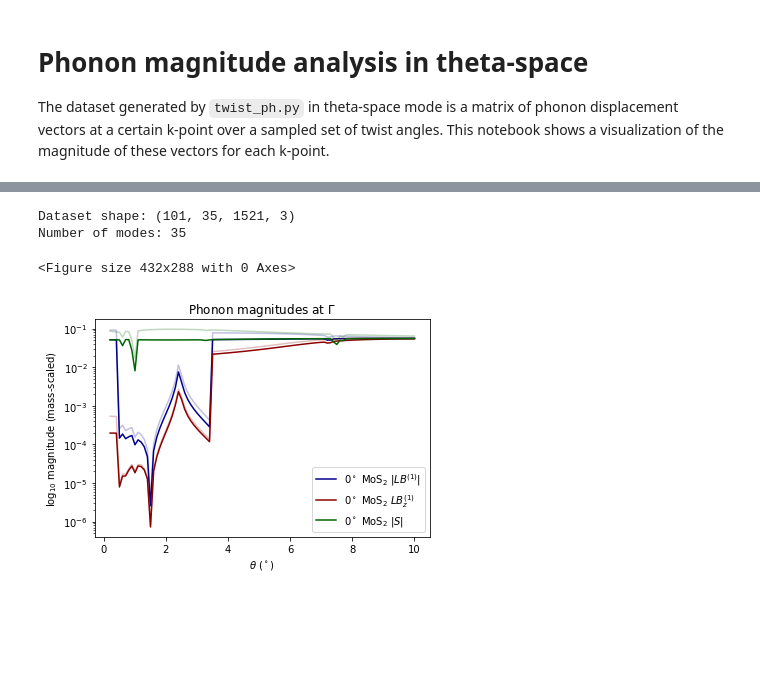
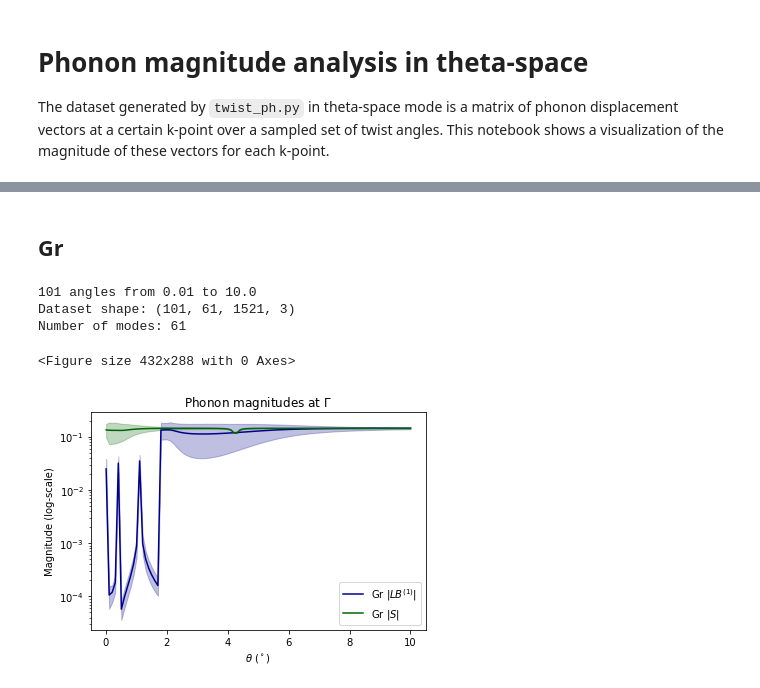
Before and after one commit to jz-lu/ml-ph, a Jupyter notebook: ALLEGRO_ANALYZER/thspc_mags.ipynb, the cells around one changed output, grey strips where cells are left out. Cells and saved outputs as stored; diff of their text form; code cells hidden in the pictures; blank space fills up the shorter version.

```diff
--- a/ALLEGRO_ANALYZER/thspc_mags.ipynb
+++ b/ALLEGRO_ANALYZER/thspc_mags.ipynb
@@ -23,0 +40,7 @@ print(f"{ntheta} angles from {th_min} to {th_max}")
+# %%
+M1_mean_umag = np.mean(LA.norm(M1_dataset, axis=-1), axis=2)
+M1_max_umag = np.max(LA.norm(M1_dataset, axis=-1), axis=2)
+M1_min_umag = np.min(LA.norm(M1_dataset, axis=-1), axis=2)
+M1_max_uz = np.max(M1_dataset[:,:,:,-1], axis=2)
+M1_min_uz = np.min(M1_dataset[:,:,:,-1], axis=2)
+M1_mean_uz = np.mean(M1_dataset[:,:,:,-1], axis=2)
@@ -24,15 +80,26 @@ print(f"{ntheta} angles from {th_min} to {th_max}")
+# %% [markdown]
+## Gr
 # %%
+DIRNAME = "tvGr"
+
+# Change as necessary
+M2_th_min, M2_th_max, M2_ntheta = np.loadtxt(f"{ROOT}/{DIRNAME}/theta.txt")
+M2_ntheta = int(M2_ntheta)
+KPT = 'Gamma'
+print(f"{M2_ntheta} angles from {M2_th_min} to {M2_th_max}")
+
 # Import dataset from the directory
 log_name = r'$\Gamma$' if KPT == 'Gamma' else KPT
 path = f'{ROOT}/{DIRNAME}/{THSPC_DIR}/{KPT}/thspc_mags.npy'
 ppath = f'{ROOT}/{DIRNAME}/{THSPC_DIR}/{KPT}/thspc_phonons.npy'
 poscars_uc = [Poscar.from_file(f'{ROOT}/{DIRNAME}/POSCAR_LAYER{i+1}') for i in range(2)]
-dataset = np.load(path)
-phonons = np.load(ppath)
-nmodes = dataset.shape[1]
-print("Dataset shape:", dataset.shape)
-print("Number of modes:", nmodes)
-thetas = np.linspace(th_min, th_max, ntheta)
+M2_dataset = np.load(path)
+M2_phonons = np.load(ppath)
+M2_nmodes = M2_dataset.shape[1]
+print("Dataset shape:", M2_dataset.shape)
+print("Number of modes:", M2_nmodes)
+M2_thetas = np.linspace(M2_th_min, M2_th_max, M2_ntheta)
 # %% [output]
-Dataset shape: (101, 35, 1521, 3)
-Number of modes: 35
+101 angles from 0.01 to 10.0
+Dataset shape: (101, 61, 1521, 3)
+Number of modes: 61
@@ -44,2 +106,9 @@ mean_uz = np.mean(dataset[:,:,:,-1], axis=2)
+# %%
+M2_mean_umag = np.mean(LA.norm(M2_dataset, axis=-1), axis=2)
+M2_max_umag = np.quantile(LA.norm(M2_dataset, axis=-1), 0.75, axis=2)
+M2_min_umag = np.quantile(LA.norm(M2_dataset, axis=-1), 0.25, axis=2)
+M2_max_uz = np.quantile(M2_dataset[:,:,:,-1], 0.75, axis=2)
+M2_min_uz = np.quantile(M2_dataset[:,:,:,-1], 0.25, axis=2)
+M2_mean_uz = np.mean(M2_dataset[:,:,:,-1], axis=2)
 # %%
 # Import the indices and extract the modes
@@ -69,24 +146,26 @@ np.save(f'{ROOT}/{DIRNAME}/{THSPC_DIR}/data/MoS2_LB1_mean_z.npy', LB1_mean_z)
 # %%
-assert 0 <= WHICH_MODE < nmodes, "Invalid mode!"
 plt.clf()
 _, ax = plt.subplots()
 ax.set_title(fr"Phonon magnitudes at {log_name}")
 ax.set_xlabel(r'$\theta$ ($^\circ$)')
-ax.set_ylabel(r'$\log_{10}$ magnitude (mass-scaled)')
+ax.set_ylabel(r'Magnitude (log-scale)')
 
-# fit = np.poly1d(np.polyfit(thetas[2:], np.log10(LB1_mean)[2:], 11))
-# x = np.linspace(0.1, 10, 101)
-# ax.plot(x, fit(x))
-ax.plot(thetas[2:], LB1_mean[2:], color='darkblue', label=r'$0^\circ$ MoS$_2$ $|LB^{(1)}|$')
-ax.plot(thetas[2:], LB1_max[2:], color='darkblue', alpha=0.25)
-ax.plot(thetas[2:], LB1_mean_z[2:], color='darkred', label=r'$0^\circ$ MoS$_2$ $LB^{(1)}_z$')
-ax.plot(thetas[2:], LB1_max_z[2:], color='darkred', alpha=0.25)
-ax.plot(thetas[2:], S_mean[2:], color='darkgreen', label=r'$0^\circ$ MoS$_2$ $|S|$')
-ax.plot(thetas[2:], S_max[2:], color='darkgreen', alpha=0.25)
+# ax.plot(M1_thetas[2:], M1_LB1_mean[2:], color='darkblue', label=r'$0^\circ$ MoS$_2$ $|LB^{(1)}|$')
+# ax.plot(M1_thetas[2:], M1_LB1_max[2:], color='darkblue', alpha=0.25)
+# # ax.plot(M1_thetas[2:], M1_LB1_mean_z[2:], color='darkred', label=r'$0^\circ$ MoS$_2$ $LB^{(1)}_z$')
+# # ax.plot(M1_thetas[2:], M1_LB1_max_z[2:], color='darkred', alpha=0.25)
+# ax.plot(M1_thetas[2:], M1_S_mean[2:], color='darkgreen', label=r'$0^\circ$ MoS$_2$ $|S|$')
+# ax.plot(M1_thetas[2:], M1_S_max[2:], color='darkgreen', alpha=0.25)
+
+ax.plot(M2_thetas[0:], M2_LB1_mean[0:], color='darkblue', label=r'Gr $|LB^{(1)}|$')
+ax.fill_between(M2_thetas[0:], M2_LB1_min[0:], M2_LB1_max[0:], color='darkblue', alpha=0.25)
+ax.plot(M2_thetas[0:], M2_S_mean[0:], color='darkgreen', label=r'Gr $|S|$')
+ax.fill_between(M2_thetas[0:], M2_S_min[0:], M2_S_max[0:], color='darkgreen', alpha=0.25)
+
 ax.legend()
 ax.set_yscale("log")
-plt.savefig("/Users/jonathanlu/Documents/tvMoS2/theta/data/mags.pdf")
+plt.savefig("/Users/jonathanlu/Documents/data_mlph/mags.pdf")
 plt.show()
 # %% [output]
 <Figure size 432x288 with 0 Axes>
-[figure, old version]
+[figure, new version]
```
Also changed, not shown: parts of 7 cells of this notebook, 3 other files.
